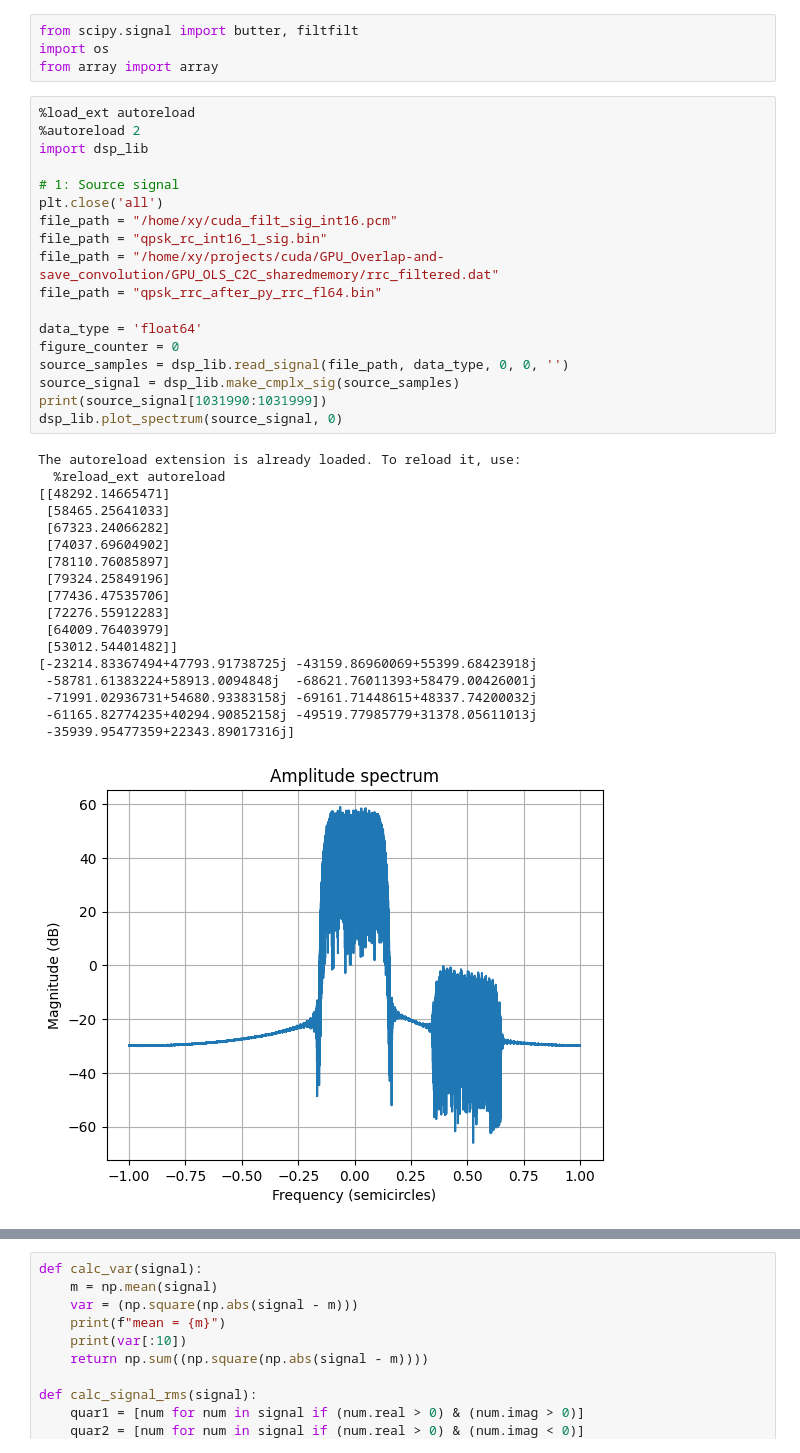
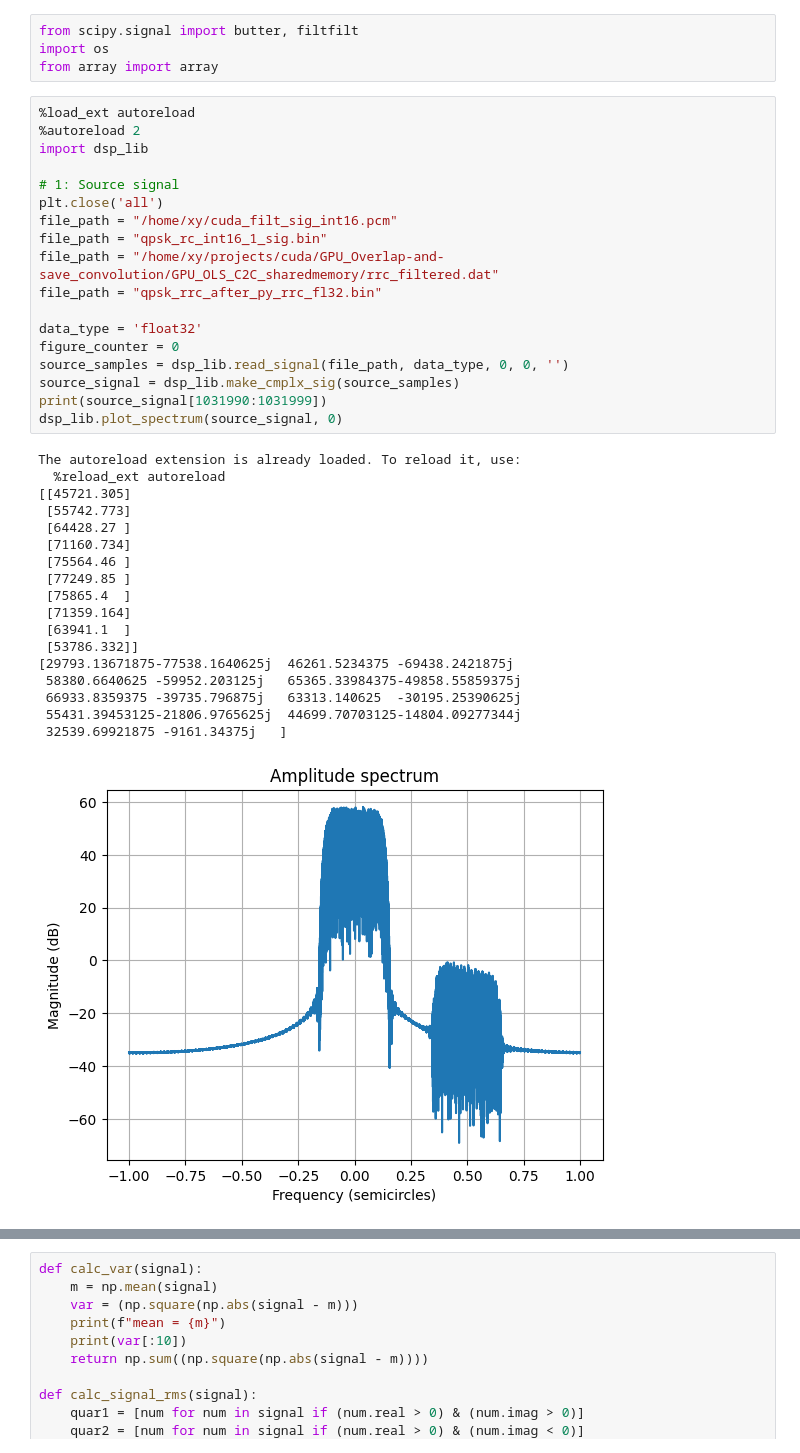
Before and after one commit to incredibleSaint/signal_processing, a Jupyter notebook: qpsk_visualization.ipynb, the cells around one changed output, grey strips where cells are left out. Saved outputs shown, nothing was run; the diff lists cells and outputs as text.

```diff
--- a/qpsk_visualization.ipynb
+++ b/qpsk_visualization.ipynb
@@ -18,37 +18,37 @@ from array import array
 # %%
 %load_ext autoreload
 %autoreload 2
 import dsp_lib
 
 # 1: Source signal
 plt.close('all')
 file_path = "/home/xy/cuda_filt_sig_int16.pcm"
 file_path = "qpsk_rc_int16_1_sig.bin"
 file_path = "/home/xy/projects/cuda/GPU_Overlap-and-save_convolution/GPU_OLS_C2C_sharedmemory/rrc_filtered.dat"
-file_path = "qpsk_rrc_after_py_rrc_fl64.bin"
+file_path = "qpsk_rrc_after_py_rrc_fl32.bin"
 
-data_type = 'float64'
+data_type = 'float32'
 figure_counter = 0
 source_samples = dsp_lib.read_signal(file_path, data_type, 0, 0, '')
 source_signal = dsp_lib.make_cmplx_sig(source_samples)
 print(source_signal[1031990:1031999])
 dsp_lib.plot_spectrum(source_signal, 0)
 # %% [output]
 The autoreload extension is already loaded. To reload it, use:
   %reload_ext autoreload
-[[48292.14665471]
- [58465.25641033]
- [67323.24066282]
- [74037.69604902]
- [78110.76085897]
- [79324.25849196]
- [77436.47535706]
- [72276.55912283]
- [64009.76403979]
- [53012.54401482]]
-[-23214.83367494+47793.91738725j -43159.86960069+55399.68423918j
- -58781.61383224+58913.0094848j  -68621.76011393+58479.00426001j
- -71991.02936731+54680.93383158j -69161.71448615+48337.74200032j
- -61165.82774235+40294.90852158j -49519.77985779+31378.05611013j
- -35939.95477359+22343.89017316j]
+[[45721.305]
+ [55742.773]
+ [64428.27 ]
+ [71160.734]
+ [75564.46 ]
+ [77249.85 ]
+ [75865.4  ]
+ [71359.164]
+ [63941.1  ]
+ [53786.332]]
+[29793.13671875-77538.1640625j  46261.5234375 -69438.2421875j
+ 58380.6640625 -59952.203125j   65365.33984375-49858.55859375j
+ 66933.8359375 -39735.796875j   63313.140625  -30195.25390625j
+ 55431.39453125-21806.9765625j  44699.70703125-14804.09277344j
+ 32539.69921875 -9161.34375j   ]
-[figure, old version]
+[figure, new version]
```
Also changed, not shown: parts of 2 cells of this notebook, 3 other files.
